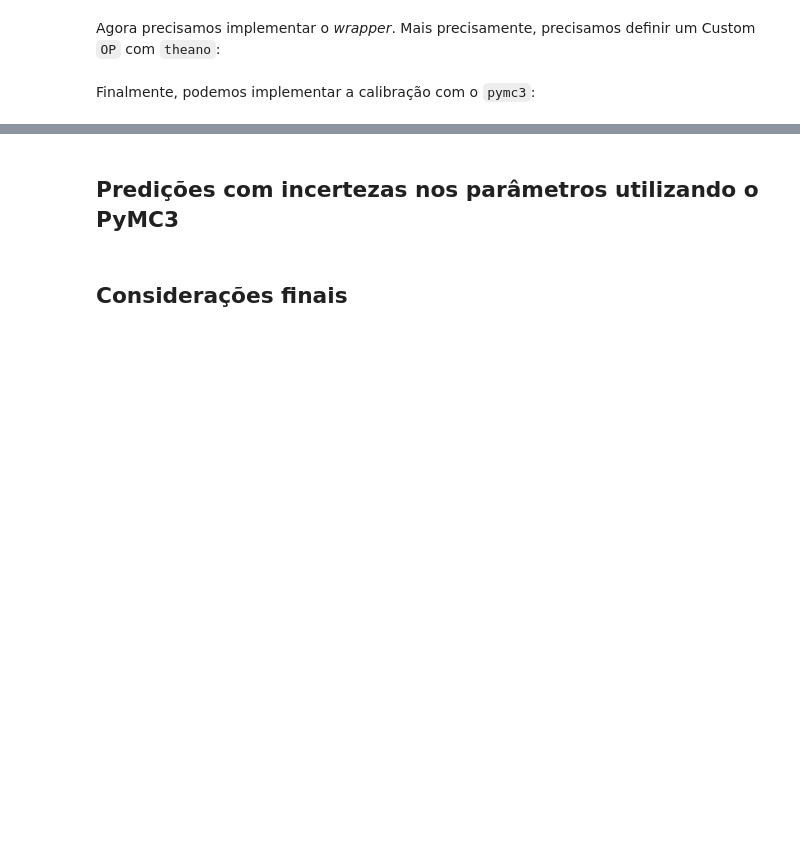
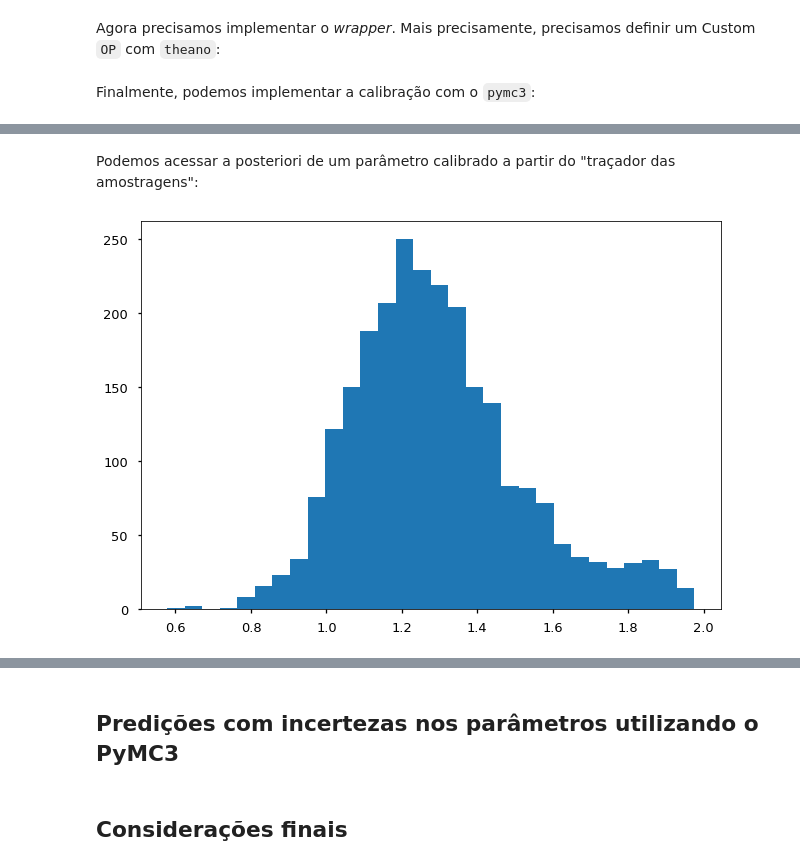
Before and after one commit to covid-lncc/apresentacao_stack, a Jupyter notebook: presentation/COVID19 LNCC.ipynb, the cells around one changed output, grey strips where cells are left out. Cells and saved outputs as stored; diff of their text form; code cells hidden in the pictures; blank space fills up the shorter version.

Commit message:
Add completed calibration section

```diff
--- a/presentation/COVID19 LNCC.ipynb
+++ b/presentation/COVID19 LNCC.ipynb
@@ -1035,6 +1036,7 @@ Agora precisamos implementar o *wrapper*. Mais precisamente, precisamos definir
 # %%
 import theano  # to control better pymc3 backend and write a wrapper
 import theano.tensor as t  # for the wrapper to a custom model to pymc3
+THEANO_FLAGS = "optimizer=fast_compile"  # A theano trick
 
 @theano.compile.ops.as_op(
     itypes=[t.dvector, t.dscalar, t.dscalar, t.dscalar, t.dscalar, t.dscalar, t.dscalar], otypes=[t.dmatrix]
@@ -1049,7 +1051,7 @@ def lotka_volterra_ode_wrapper(time_exp, r, a, b, m, u0, v0):
         time_span,
         initial_conditions,
         t_eval=time_exp,
-        method='LSODA',
+        method='RK45',
         args=args
     )
     simulated_time = y_model.t
@@ -1071,7 +1073,7 @@ years = np.arange(1900, 1921, 1, dtype=np.float64)
 print("\n*** Performing Bayesian calibration ***")
 
 print("-- Running Monte Carlo simulations:")
-draws = 2000
+draws = 2500
 start_time = time.time()
 percent_calibration = 0.95
 with pm.Model() as model_mcmc:
@@ -1111,7 +1113,7 @@ with pm.Model() as model_mcmc:
         upper=10,
     )
 
-    standard_deviation = pm.Uniform("std_deviation", lower=1e-5, upper=2, shape=2)  # note 'shape' here
+    standard_deviation = pm.Uniform("std_deviation", lower=0, upper=50, shape=2)  # note 'shape' here
 
     # Defining the deterministic formulation of the problem
     fitting_model = pm.Deterministic(
@@ -1131,8 +1133,8 @@ with pm.Model() as model_mcmc:
         "likelihood_model", mu=fitting_model, sigma=standard_deviation, observed=observations_to_fit
     )
 
-    seirdpq_trace_calibration = pm.sample_smc(
-        draws=draws, n_steps=25, parallel=True, cores=4, progressbar=True, random_seed=seed
+    trace_calibration = pm.sample_smc(
+        draws=draws, n_steps=25, parallel=True, cores=46, progressbar=True, random_seed=seed
     )
 
 duration = time.time() - start_time
@@ -1145,0 +1158,7 @@ KeyboardInterrupt:
+# %% [markdown]
+Podemos acessar a posteriori de um parâmetro calibrado a partir do "traçador das amostragens":
+# %%
+plt.hist(trace_calibration['b'], bins=30)
+plt.show()
+# %% [output]
+[figure, added]
```
Also changed, not shown: parts of 27 cells of this notebook.
